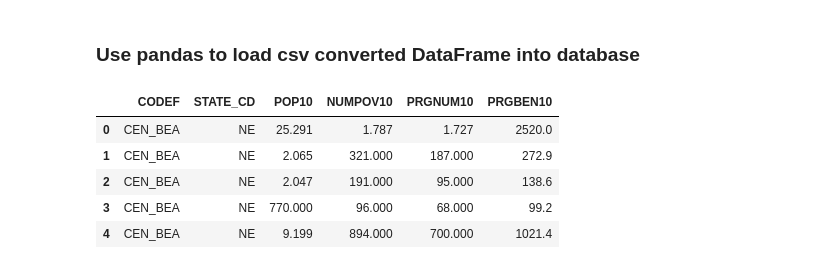
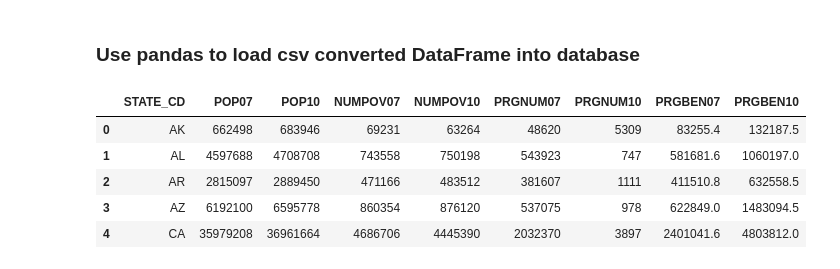
Before and after one commit to DanBoulden/TEAM_SNAP_ETL_PROJECT, a Jupyter notebook: zhen_data_etl.ipynb, the cells around one changed output. Saved outputs shown, nothing was run; the diff lists cells and outputs as text; code cells hidden in the pictures.

```diff
--- a/zhen_data_etl.ipynb
+++ b/zhen_data_etl.ipynb
@@ -35,0 +114,12 @@ new_snap_df.head()
+# %%
+# Convert the population columns to integer
+new_snap_df['POP07'] = new_snap_df['POP07'].astype(int)
+new_snap_df['POP10'] = new_snap_df['POP10'].astype(int)
+
+new_snap_df['NUMPOV07'] = new_snap_df['NUMPOV07'].astype(int)
+new_snap_df['NUMPOV10'] = new_snap_df['NUMPOV10'].astype(int)
+
+new_snap_df['PRGNUM07'] = new_snap_df['PRGNUM07'].astype(int)
+new_snap_df['PRGNUM10'] = new_snap_df['PRGNUM10'].astype(int)
+
+new_snap_df.head()
@@ -35,0 +133,7 @@ new_snap_df.head()
+# %%
+snap_by_state_df = new_snap_df.groupby(['STATE_CD']).agg({'POP07':'sum', 'POP10':'sum', \
+                                                          'NUMPOV07':'sum', 'NUMPOV10':'sum', \
+                                                          'PRGNUM07':'sum', 'PRGNUM10':'sum', \
+                                                          'PRGBEN07':'sum', 'PRGBEN10':'sum'})
+
+snap_by_state_df
@@ -35,0 +159,2 @@ new_snap_df.head()
+# %%
+snap_by_state_df = snap_by_state_df[~snap_by_state_df.index.str.contains('"')]
@@ -36,3 +182,5 @@ new_snap_df.head()
+# %%
+snap_by_state_df.reset_index('STATE_CD', inplace=True)
 # %% [markdown]
 ### Connect to local database
 # %%
@@ -45,13 +193,13 @@ engine.table_names()
 # %% [markdown]
 ### Use pandas to load csv converted DataFrame into database
 # %%
-new_snap_df.to_sql(name='snap_participants', con=engine, if_exists='replace', index=False)
+snap_by_state_df.to_sql(name='snap_participants', con=engine, if_exists='replace', index=False)
 
 pd.read_sql_query('select * from snap_participants', con=engine).head()
 # %% [output]
-|  | CODEF | STATE_CD | POP10 | NUMPOV10 | PRGNUM10 | PRGBEN10 |
-| 0 | CEN_BEA | NE | 25.291 | 1.787 | 1.727 | 2520.0 |
-| 1 | CEN_BEA | NE | 2.065 | 321.000 | 187.000 | 272.9 |
-| 2 | CEN_BEA | NE | 2.047 | 191.000 | 95.000 | 138.6 |
-| 3 | CEN_BEA | NE | 770.000 | 96.000 | 68.000 | 99.2 |
-| 4 | CEN_BEA | NE | 9.199 | 894.000 | 700.000 | 1021.4 |
+|  | STATE_CD | POP07 | POP10 | NUMPOV07 | NUMPOV10 | PRGNUM07 | PRGNUM10 | PRGBEN07 | PRGBEN10 |
+| 0 | AK | 662498 | 683946 | 69231 | 63264 | 48620 | 5309 | 83255.4 | 132187.5 |
+| 1 | AL | 4597688 | 4708708 | 743558 | 750198 | 543923 | 747 | 581681.6 | 1060197.0 |
+| 2 | AR | 2815097 | 2889450 | 471166 | 483512 | 381607 | 1111 | 411510.8 | 632558.5 |
+| 3 | AZ | 6192100 | 6595778 | 860354 | 876120 | 537075 | 978 | 622849.0 | 1483094.5 |
+| 4 | CA | 35979208 | 36961664 | 4686706 | 4445390 | 2032370 | 3897 | 2401041.6 | 4803812.0 |
```
Also changed, not shown: parts of 11 cells of this notebook.
